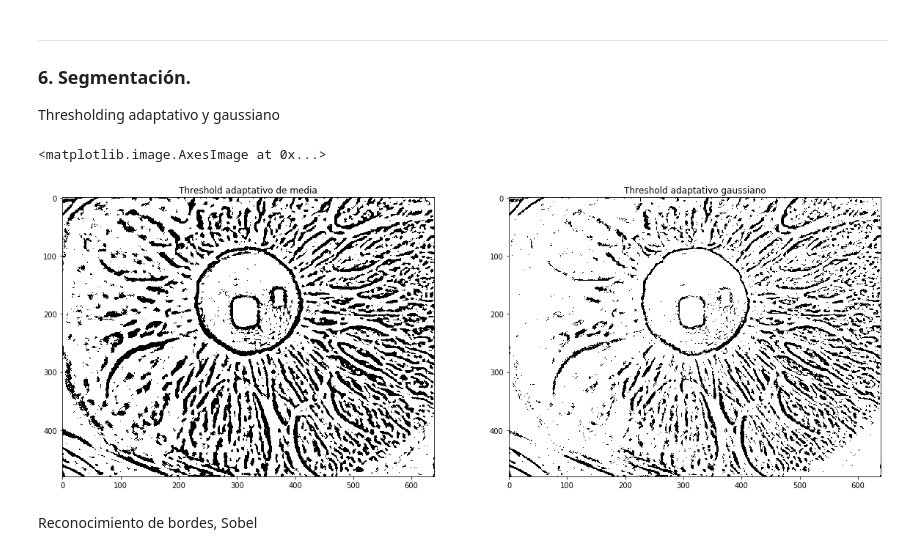
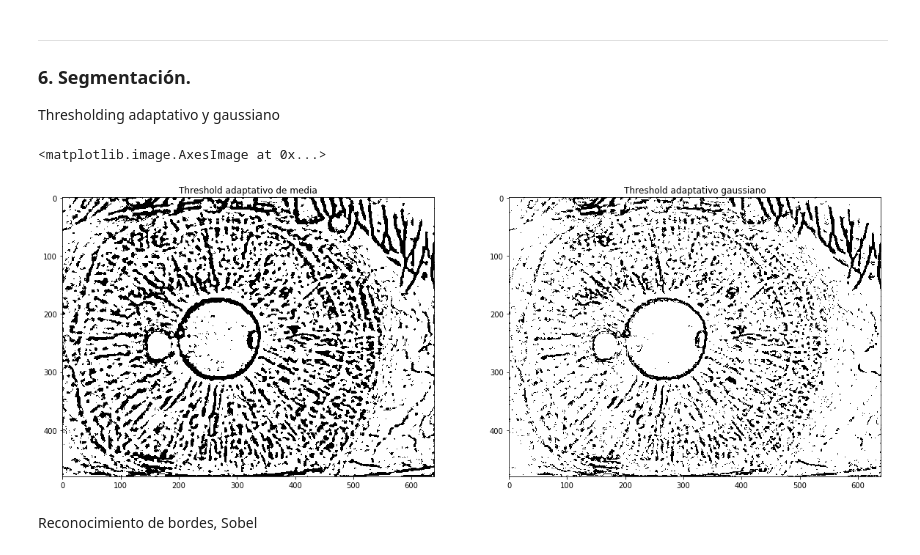
Before and after one commit to AlejoH97/Reconocimiento-Iris, a Jupyter notebook: IRIS.ipynb, the cells around one changed output. Cells and saved outputs as stored; diff of their text form; code cells hidden in the pictures.

```diff
--- a/IRIS.ipynb
+++ b/IRIS.ipynb
@@ -249,23 +249,35 @@ Thresholding adaptativo y gaussiano
 # %%
 import cv2
 import numpy as np
 from matplotlib import pyplot as plt
 
-img_grey = cv2.cvtColor(img2, cv2.COLOR_BGR2GRAY)
-img = cv2.medianBlur(img_grey,5)
+def runAThresh(image):
 
-th2 = cv2.adaptiveThreshold(img,255,cv2.ADAPTIVE_THRESH_MEAN_C,cv2.THRESH_BINARY,11,2)
-th3 = cv2.adaptiveThreshold(img,255,cv2.ADAPTIVE_THRESH_GAUSSIAN_C,cv2.THRESH_BINARY,11,2)
+    img = image.copy()
+
+    img_grey = cv2.cvtColor(img, cv2.COLOR_BGR2GRAY)
+    img = cv2.medianBlur(img_grey,5)
+
+    return cv2.adaptiveThreshold(img,255,cv2.ADAPTIVE_THRESH_MEAN_C,cv2.THRESH_BINARY,11,2)
+
+def runAGauss(image):
+
+    img = image.copy()
+
+    img_grey = cv2.cvtColor(img, cv2.COLOR_BGR2GRAY)
+    img = cv2.medianBlur(img_grey,5)
+
+    return cv2.adaptiveThreshold(img,255,cv2.ADAPTIVE_THRESH_GAUSSIAN_C,cv2.THRESH_BINARY,11,2)
 
 
 fig, (ax1,ax2) = plt.subplots(1,2, figsize=(20, 8))
 ax1.set_title('Threshold adaptativo de media')
-ax1.imshow(th2, cmap='gray')
+ax1.imshow(runAThresh(img_read('Fotos/17.jpg', 'color')), cmap='gray')
 ax2.set_title('Threshold adaptativo gaussiano')
-ax2.imshow(th3, cmap='gray')
+ax2.imshow(runAGauss(img_read('Fotos/17.jpg', 'color')), cmap='gray')
 # %% [output]
 <matplotlib.image.AxesImage at 0x...>
-[figure, old version]
+[figure, new version]
 # %% [markdown]
 Reconocimiento de bordes, Sobel
 # %%
```
Also changed, not shown: parts of 4 cells of this notebook.
